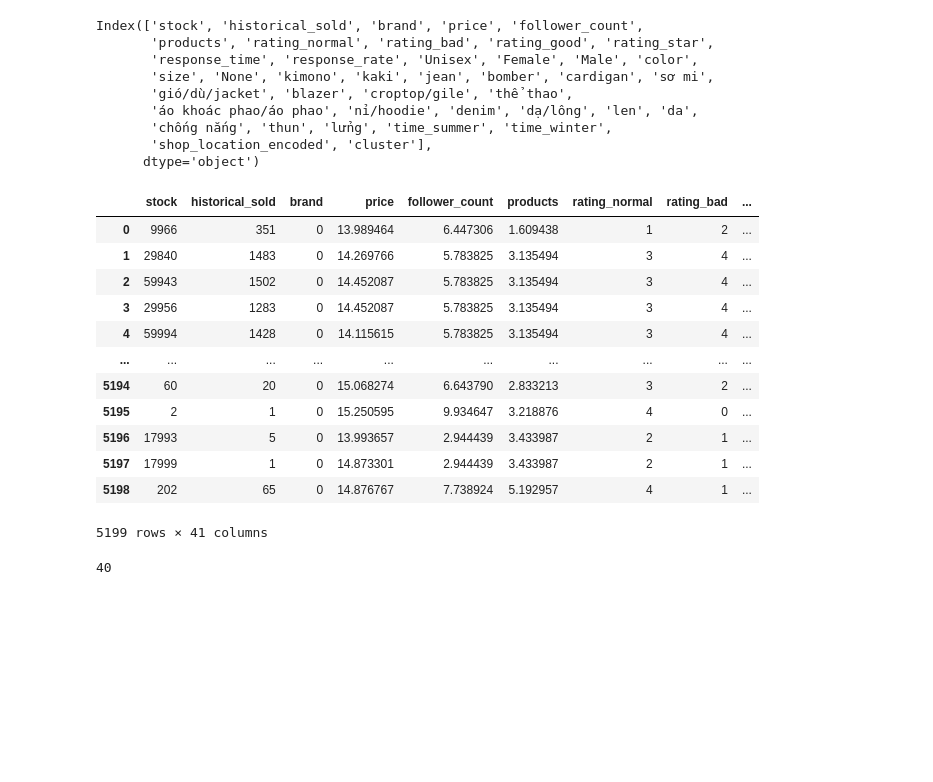
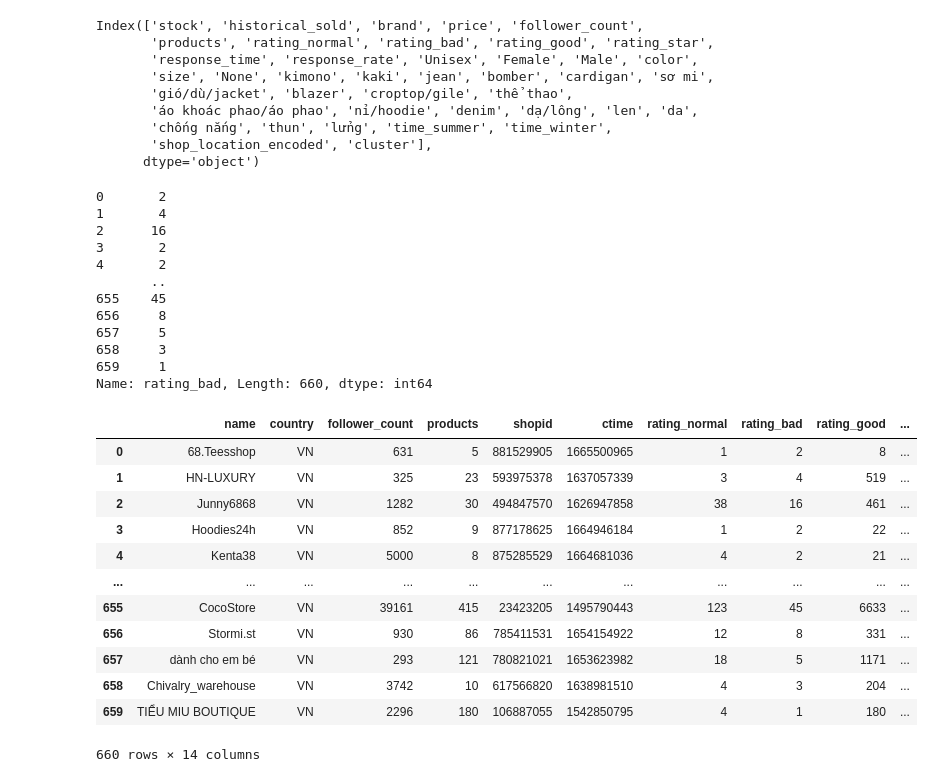
Before and after one commit to Kkyn-ltcode/Shopee, a Jupyter notebook: Untitled.ipynb, the cells around one changed output. Saved outputs shown, nothing was run; the diff lists cells and outputs as text; code cells hidden in the pictures; blank space fills up the shorter version.

```diff
--- a/Untitled.ipynb
+++ b/Untitled.ipynb
@@ -302,26 +302,33 @@ Index(['stock', 'historical_sold', 'brand', 'price', 'follower_count',
        'shop_location_encoded', 'cluster'],
       dtype='object')
 # %%
-data
+sellers['rating_bad']
 # %% [output]
-|  | stock | historical_sold | brand | price | follower_count | products | rating_normal | rating_bad | ... |
-| 0 | 9966 | 351 | 0 | 13.989464 | 6.447306 | 1.609438 | 1 | 2 | ... |
-| 1 | 29840 | 1483 | 0 | 14.269766 | 5.783825 | 3.135494 | 3 | 4 | ... |
-| 2 | 59943 | 1502 | 0 | 14.452087 | 5.783825 | 3.135494 | 3 | 4 | ... |
-| 3 | 29956 | 1283 | 0 | 14.452087 | 5.783825 | 3.135494 | 3 | 4 | ... |
-| 4 | 59994 | 1428 | 0 | 14.115615 | 5.783825 | 3.135494 | 3 | 4 | ... |
-| ... | ... | ... | ... | ... | ... | ... | ... | ... | ... |
-| 5194 | 60 | 20 | 0 | 15.068274 | 6.643790 | 2.833213 | 3 | 2 | ... |
-| 5195 | 2 | 1 | 0 | 15.250595 | 9.934647 | 3.218876 | 4 | 0 | ... |
-| 5196 | 17993 | 5 | 0 | 13.993657 | 2.944439 | 3.433987 | 2 | 1 | ... |
-| 5197 | 17999 | 1 | 0 | 14.873301 | 2.944439 | 3.433987 | 2 | 1 | ... |
-| 5198 | 202 | 65 | 0 | 14.876767 | 7.738924 | 5.192957 | 4 | 1 | ... |
-5199 rows × 41 columns
+0       2
+1       4
+2      16
+3       2
+4       2
+       ..
+655    45
+656     8
+657     5
+658     3
+659     1
+Name: rating_bad, Length: 660, dtype: int64
-# %%
-cols = ['stock', 'brand', 'price', 'follower_count',
-            'products', 'rating_normal', 'rating_bad', 'rating_good', 'rating_star',
-            'response_time', 'response_rate', 'Unisex', 'Female', 'Male', 'color',
-            'size'] + category + ['time_summer', 'time_winter', 'shop_location_encoded', 'cluster']
-len(cols)
-# %% [output]
-40
+# %%
+sellers
+# %% [output]
+|  | name | country | follower_count | products | shopid | ctime | rating_normal | rating_bad | rating_good | ... |
+| 0 | 68.Teesshop | VN | 631 | 5 | 881529905 | 1665500965 | 1 | 2 | 8 | ... |
+| 1 | HN-LUXURY | VN | 325 | 23 | 593975378 | 1637057339 | 3 | 4 | 519 | ... |
+| 2 | Junny6868 | VN | 1282 | 30 | 494847570 | 1626947858 | 38 | 16 | 461 | ... |
+| 3 | Hoodies24h | VN | 852 | 9 | 877178625 | 1664946184 | 1 | 2 | 22 | ... |
+| 4 | Kenta38 | VN | 5000 | 8 | 875285529 | 1664681036 | 4 | 2 | 21 | ... |
+| ... | ... | ... | ... | ... | ... | ... | ... | ... | ... | ... |
+| 655 | CocoStore | VN | 39161 | 415 | 23423205 | 1495790443 | 123 | 45 | 6633 | ... |
+| 656 | Stormi.st | VN | 930 | 86 | 785411531 | 1654154922 | 12 | 8 | 331 | ... |
+| 657 | dành cho em bé | VN | 293 | 121 | 780821021 | 1653623982 | 18 | 5 | 1171 | ... |
+| 658 | Chivalry_warehouse | VN | 3742 | 10 | 617566820 | 1638981510 | 4 | 3 | 204 | ... |
+| 659 | TIỂU MIU BOUTIQUE | VN | 2296 | 180 | 106887055 | 1542850795 | 4 | 1 | 180 | ... |
+660 rows × 14 columns
```
Also changed, not shown: 1 other file.
